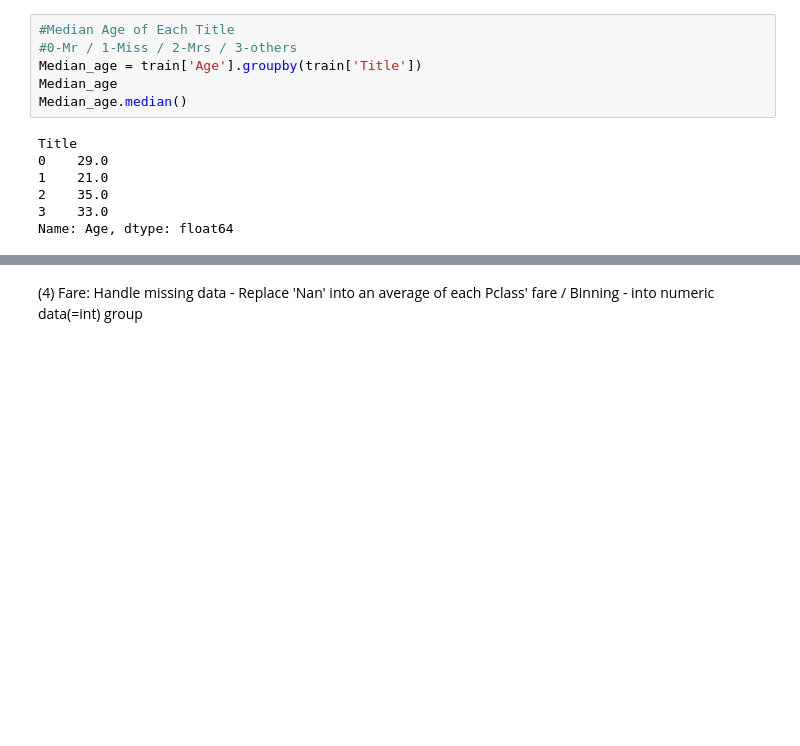
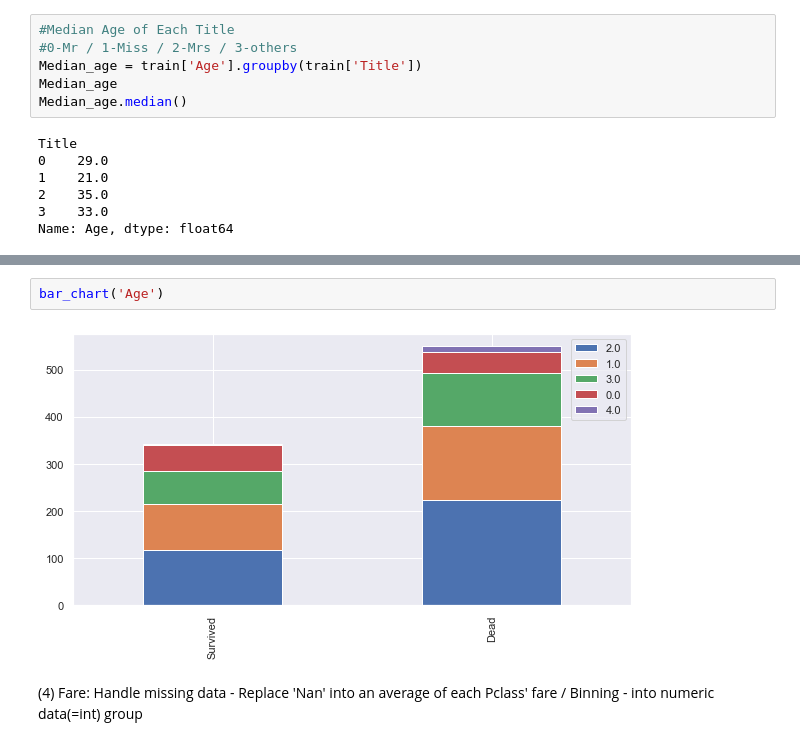
Before and after one commit to JoannaKang/Kaggle-Titanic, a Jupyter notebook: Titanic.ipynb, the cells around one changed output, grey strips where cells are left out. Cells and saved outputs as stored; diff of their text form; blank space fills up the shorter version.

```diff
--- a/Titanic.ipynb
+++ b/Titanic.ipynb
@@ -437,3 +463,7 @@ Name: Age, dtype: float64
+# %%
+bar_chart('Age')
+# %% [output]
+[figure, added]
 # %% [markdown]
 (4) Fare: Handle missing data - Replace 'Nan' into an average of each Pclass' fare / Binning - into numeric data(=int) group
 # %% [markdown]
```
Also changed, not shown: parts of 5 cells of this notebook.
